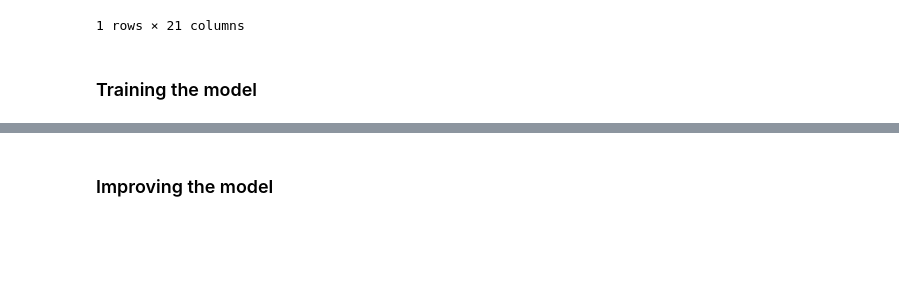
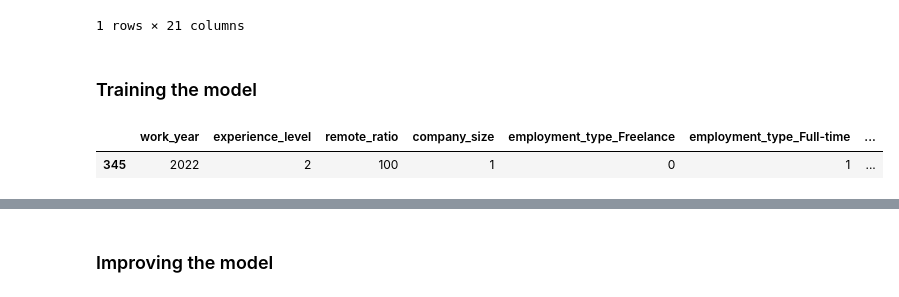
Before and after one commit to Huang-Frederic/ds-salaries, a Jupyter notebook: Data Scientist Salaries.ipynb, the cells around one changed output, grey strips where cells are left out. Drawn from its saved outputs; the diff is of its cells as text; code cells hidden in the pictures; blank space fills up the shorter version.

```diff
--- a/Data Scientist Salaries.ipynb
+++ b/Data Scientist Salaries.ipynb
@@ -298,10 +298,14 @@ df.sample()
 # %%
 from sklearn.model_selection import train_test_split
 
 X = df.drop(['salary_in_usd'], axis=1)
 y = df['salary_in_usd']
 
 X_train, X_test, y_train, y_test = train_test_split(X, y, test_size=0.3, random_state=0)
+X_train.head(1)
+# %% [output]
+|  | work_year | experience_level | remote_ratio | company_size | employment_type_Freelance | employment_type_Full-time | ... |
+| 345 | 2022 | 2 | 100 | 1 | 0 | 1 | ... |
 # %%
 from sklearn.preprocessing import StandardScaler
 scaler = StandardScaler()
```
Also changed, not shown: parts of 11 cells of this notebook.
